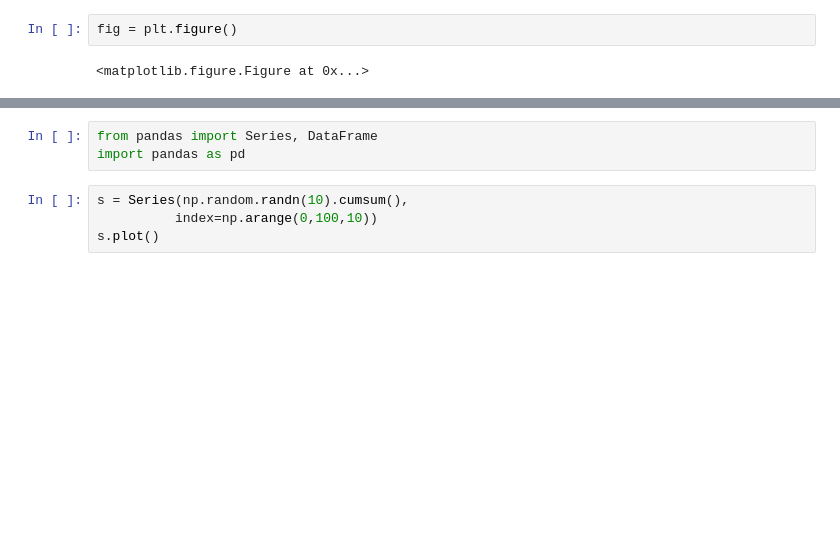
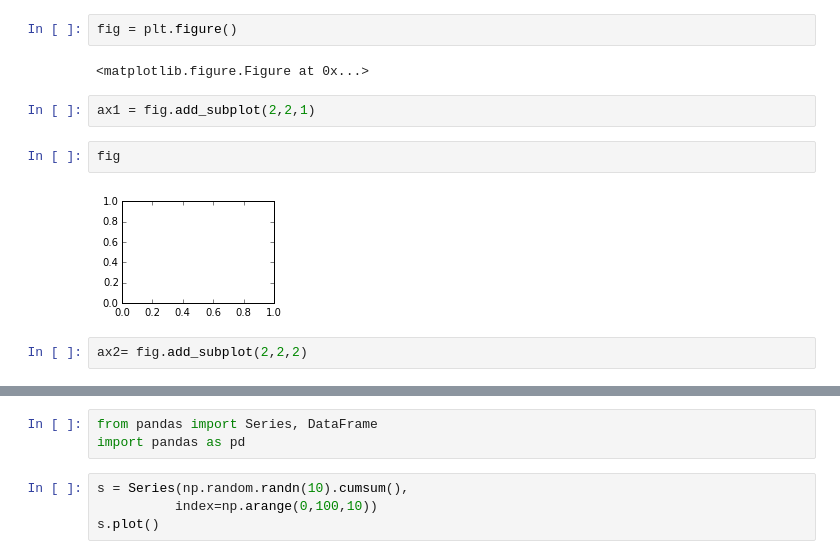
Before and after one commit to lseongjoo/bigpy, a Jupyter notebook: DataVisualization.ipynb, the cells around one changed output, grey strips where cells are left out. Drawn from its saved outputs; the diff is of its cells as text; blank space fills up the shorter version.

```diff
--- a/DataVisualization.ipynb
+++ b/DataVisualization.ipynb
@@ -16,3 +14,11 @@ plt.plot(np.arange(10))
 fig = plt.figure()
 # %% [output]
 <matplotlib.figure.Figure at 0x...>
+# %%
+ax1 = fig.add_subplot(2,2,1)
+# %%
+fig
+# %% [output]
+[figure, added]
+# %%
+ax2= fig.add_subplot(2,2,2)
```
Also changed, not shown: parts of 68 cells of this notebook, 1 other file.
